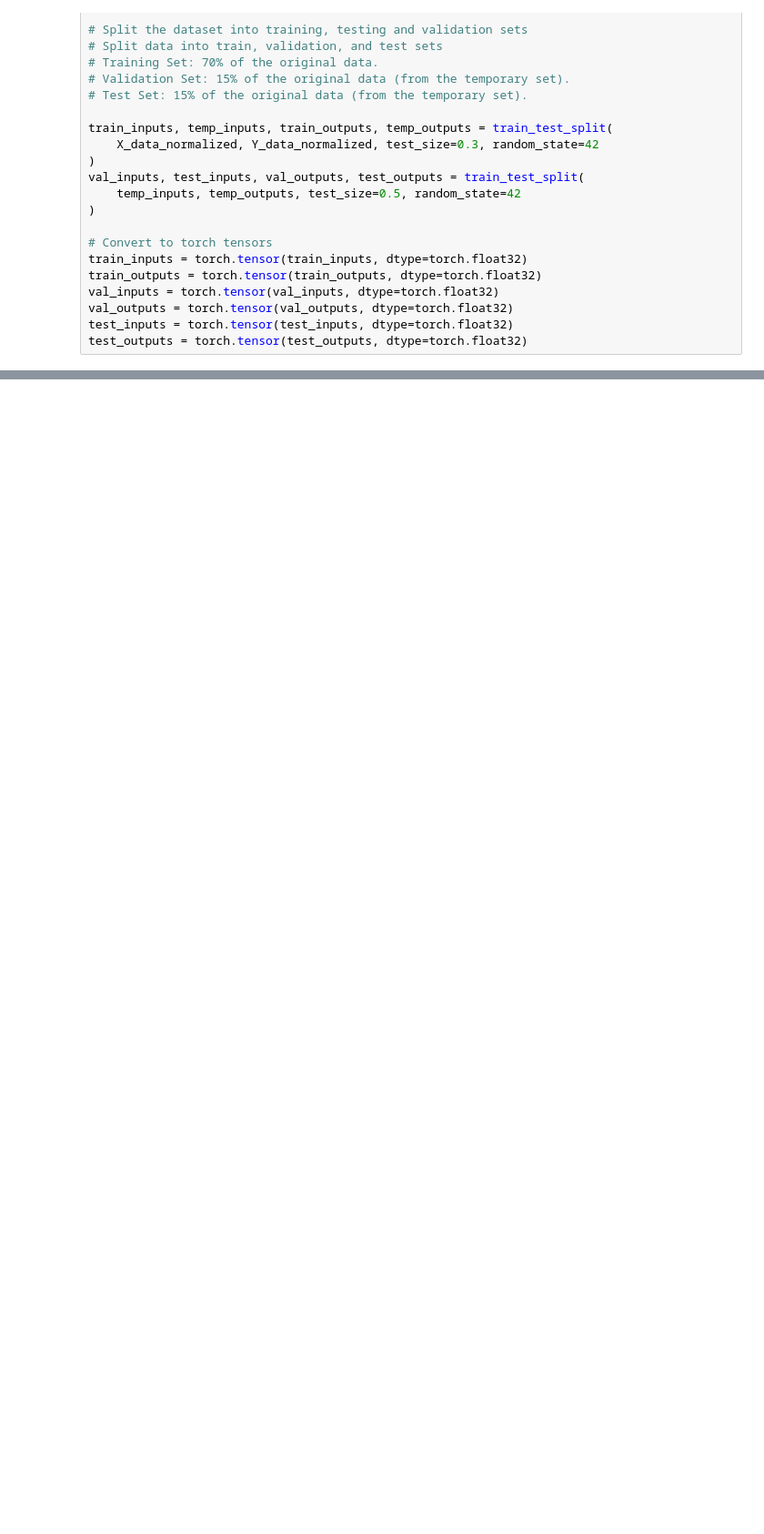
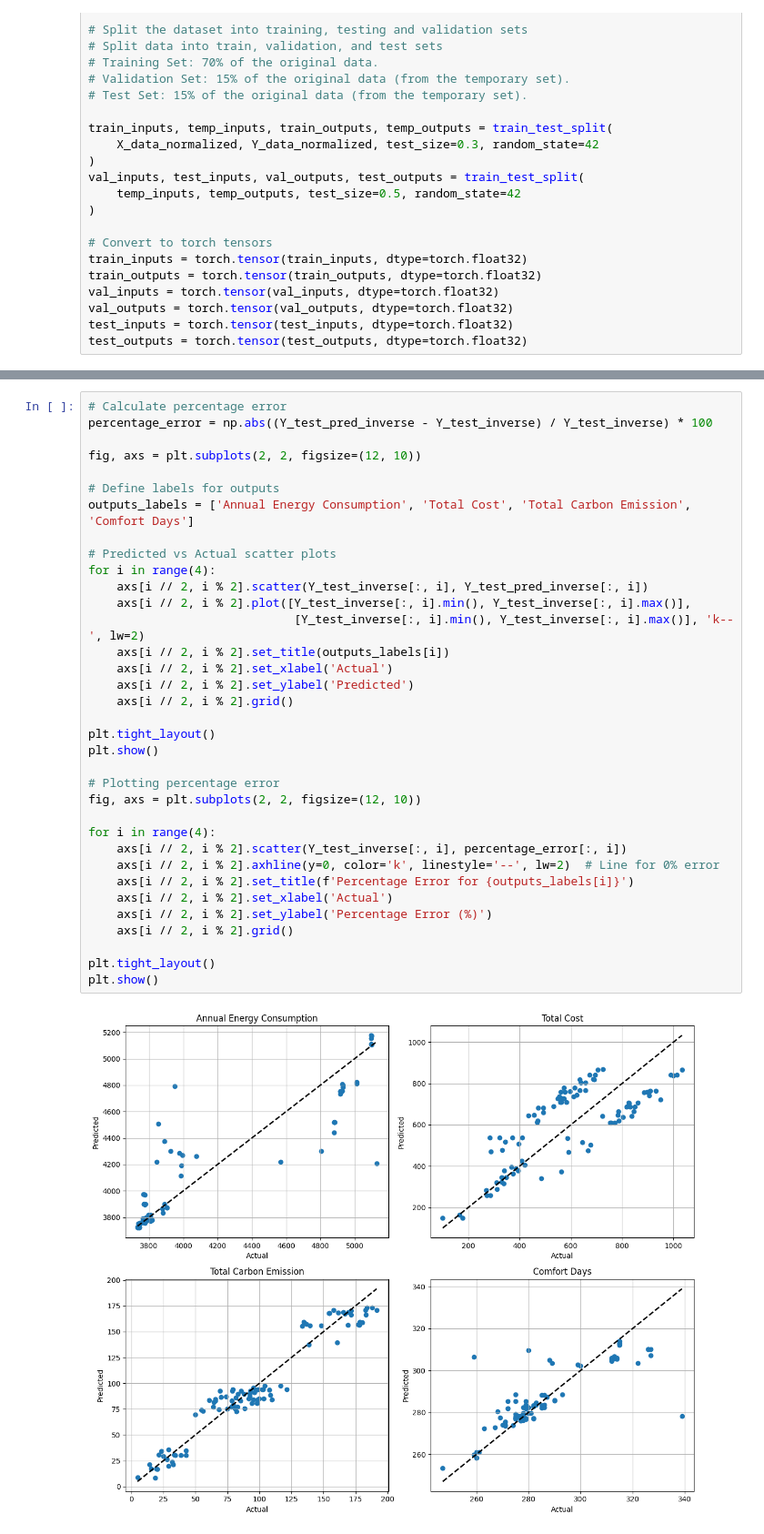
Before and after one commit to isabellalucchese/mtl, a Jupyter notebook: 0111_MTL_main.ipynb, the cells around one changed output, grey strips where cells are left out. Shown: that part at 91% size. Drawn from its saved outputs; the diff is of its cells as text; blank space fills up the shorter version.

```diff
--- a/0111_MTL_main.ipynb
+++ b/0111_MTL_main.ipynb
@@ -317,0 +237,37 @@ Epoch [200/200], Training Loss: 1.0207, Validation Loss: 1.1534
+# %%
+# Calculate percentage error
+percentage_error = np.abs((Y_test_pred_inverse - Y_test_inverse) / Y_test_inverse) * 100
+
+fig, axs = plt.subplots(2, 2, figsize=(12, 10))
+
+# Define labels for outputs
+outputs_labels = ['Annual Energy Consumption', 'Total Cost', 'Total Carbon Emission', 'Comfort Days']
+
+# Predicted vs Actual scatter plots
+for i in range(4):
+    axs[i // 2, i % 2].scatter(Y_test_inverse[:, i], Y_test_pred_inverse[:, i])
+    axs[i // 2, i % 2].plot([Y_test_inverse[:, i].min(), Y_test_inverse[:, i].max()],
+                             [Y_test_inverse[:, i].min(), Y_test_inverse[:, i].max()], 'k--', lw=2)
+    axs[i // 2, i % 2].set_title(outputs_labels[i])
+    axs[i // 2, i % 2].set_xlabel('Actual')
+    axs[i // 2, i % 2].set_ylabel('Predicted')
+    axs[i // 2, i % 2].grid()
+
+plt.tight_layout()
+plt.show()
+
+# Plotting percentage error
+fig, axs = plt.subplots(2, 2, figsize=(12, 10))
+
+for i in range(4):
+    axs[i // 2, i % 2].scatter(Y_test_inverse[:, i], percentage_error[:, i])
+    axs[i // 2, i % 2].axhline(y=0, color='k', linestyle='--', lw=2)  # Line for 0% error
+    axs[i // 2, i % 2].set_title(f'Percentage Error for {outputs_labels[i]}')
+    axs[i // 2, i % 2].set_xlabel('Actual')
+    axs[i // 2, i % 2].set_ylabel('Percentage Error (%)')
+    axs[i // 2, i % 2].grid()
+
+plt.tight_layout()
+plt.show()
+# %% [output]
+[figure, added]
```
Also changed, not shown: parts of 10 cells of this notebook.
